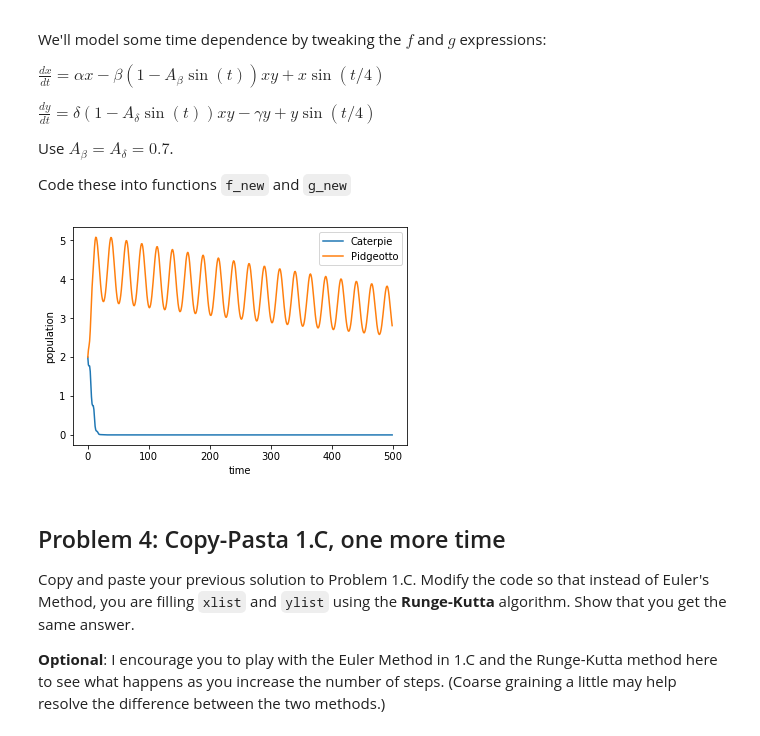
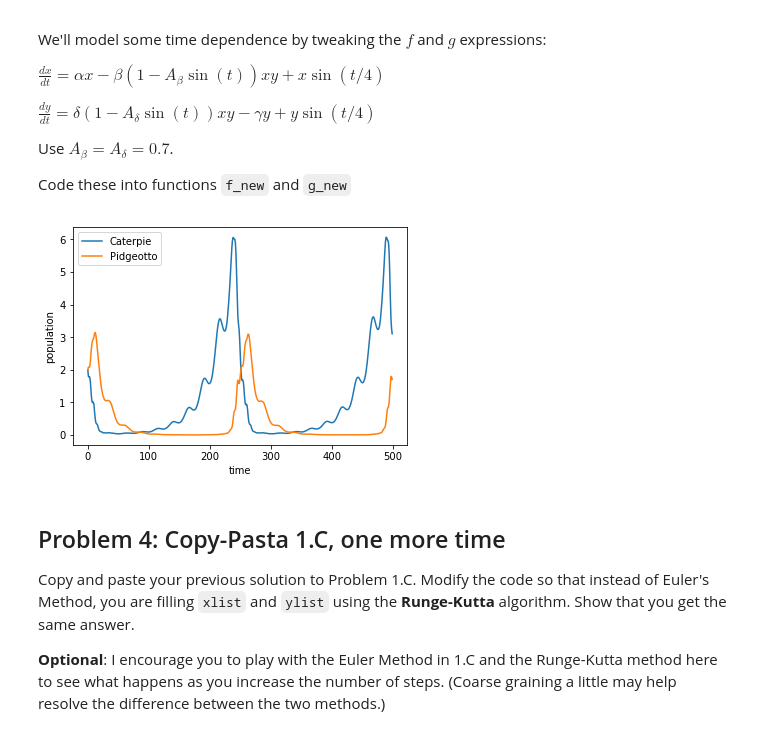
Before and after one commit to fmfelixmarcia/PHYS177, a Jupyter notebook: Homework 3.ipynb, the cells around one changed output. Cells and saved outputs as stored; diff of their text form; code cells hidden in the pictures.

```diff
--- a/Homework 3.ipynb
+++ b/Homework 3.ipynb
@@ -622,7 +622,7 @@ def g_new(x,y,t):
     of the current number of Caterpie (x), the current number
     of Pigeotto (y), and the current time (t).
     '''
-    return delta * (1 - .7 * sin(t))* x * y + y * sin(t/4)
+    return delta * (1 - .7 * sin(t))* x * y - gamma * y + y *sin(t/4)
 
 ## PART 1
 
@@ -648,34 +648,34 @@ xlist = []
 ylist = []
 
 # Initialize x and y
 x = x0
 y = y0
 
 for t in time:
     xlist.append(x)
     x += dt * f_new(x , y , t)
     ylist.append(y)
     y += dt * g_new(x , y , t)
 
 
 
 ## PART 3
 
 tt = np.array(time)
 xx = np.array(xlist)
 yy = np.array(ylist)
 
 import matplotlib.pyplot as plt
 
 
 plt.plot(tt,xx,label='Caterpie')
 plt.plot(tt,yy,label='Pidgeotto')
 plt.xlabel('time')
 plt.ylabel('population')
 plt.legend()
 plt.show()
 # %% [output]
-[figure, old version]
+[figure, new version]
 # %% [markdown]
 ## Problem 4: Copy-Pasta 1.C, one more time
 
```
Also changed, not shown: parts of 3 cells of this notebook.
